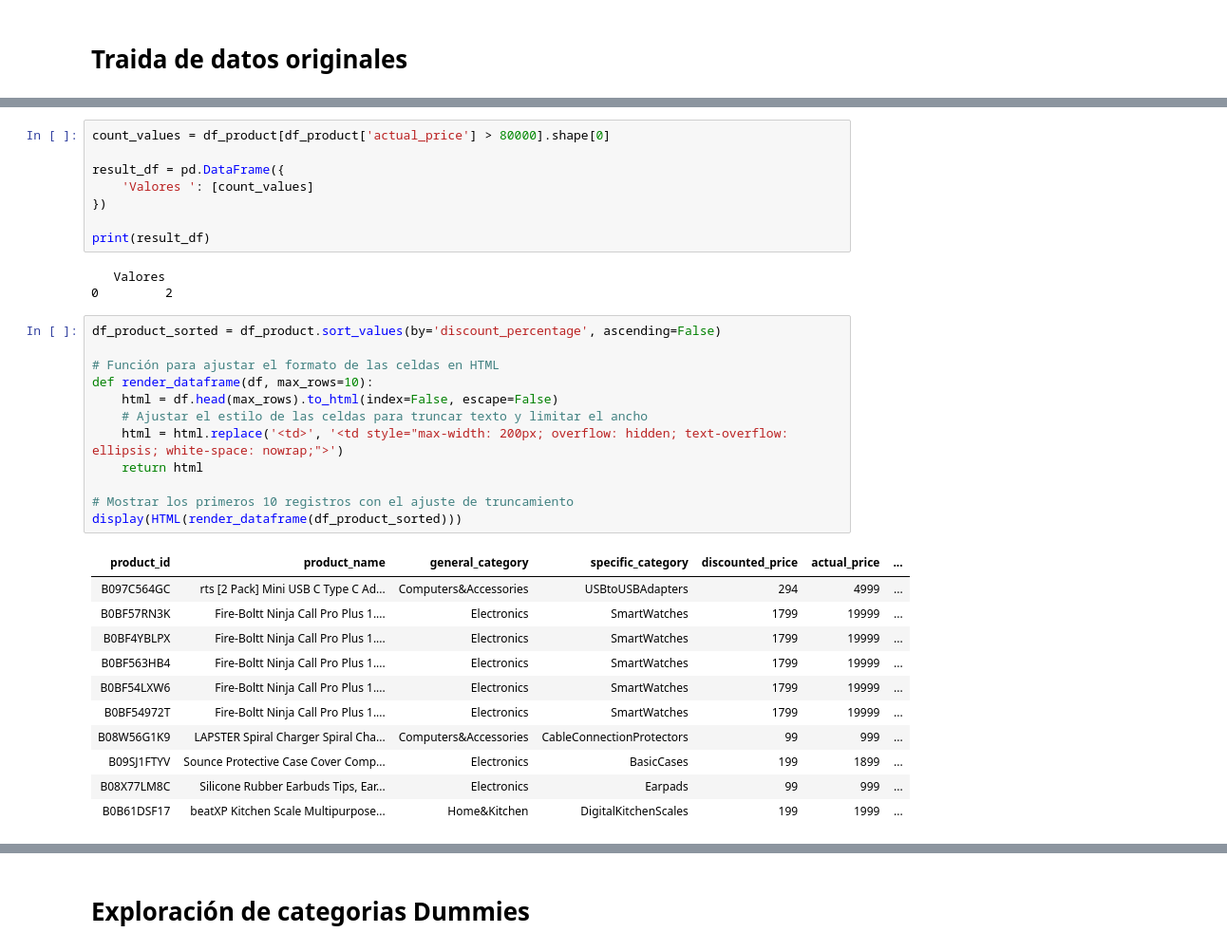
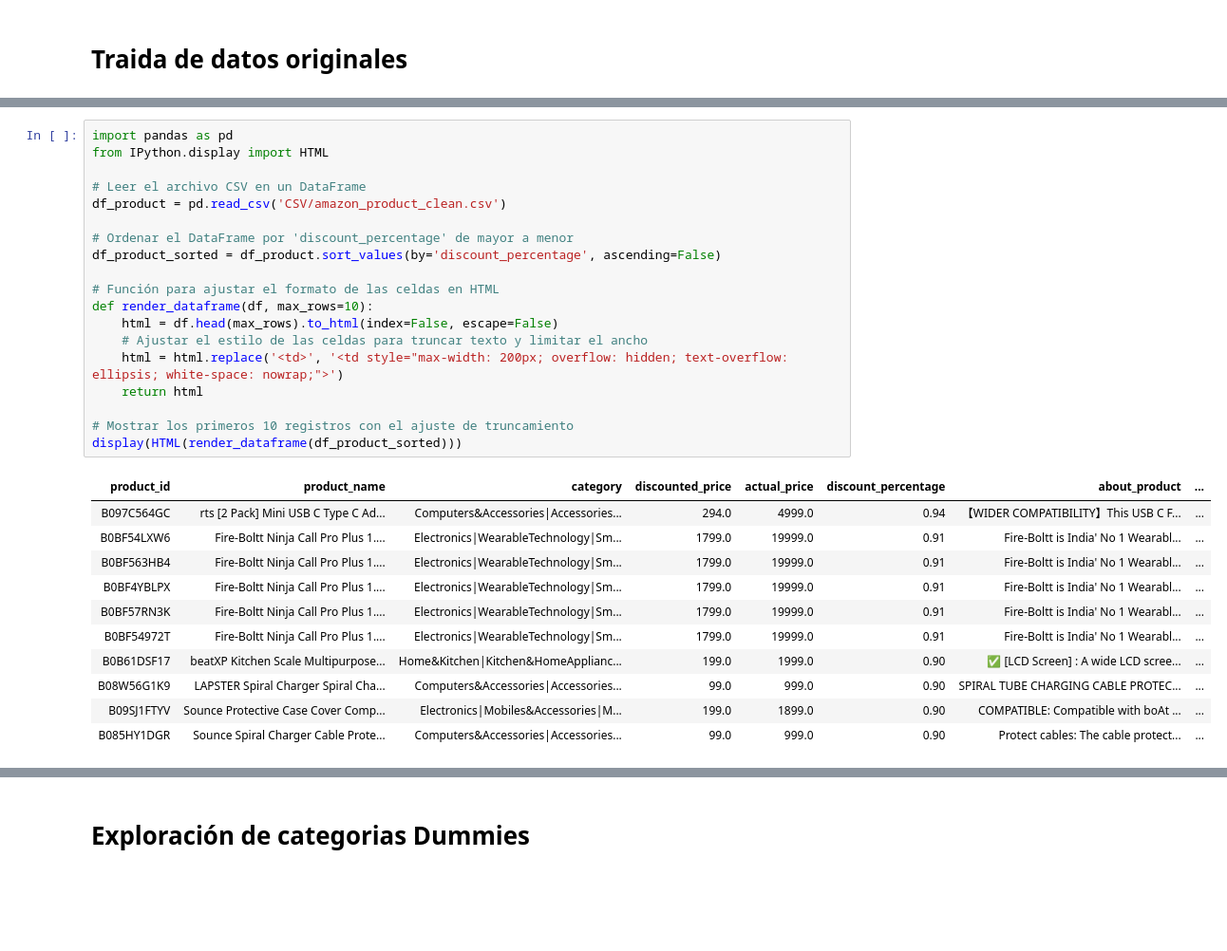
Before and after one commit to osirisberbesia/4DataLab, a Jupyter notebook: exploratorio_datalab.ipynb, the cells around one changed output, grey strips where cells are left out. Shown: that part at 95% size. Saved outputs shown, nothing was run; the diff lists cells and outputs as text; blank space fills up the shorter version.

```diff
--- a/exploratorio_datalab.ipynb
+++ b/exploratorio_datalab.ipynb
@@ -345,39 +257,35 @@ plt.tight_layout()
 plt.show()
 # %% [output]
 [figure]
-# %%
-count_values = df_product[df_product['actual_price'] > 80000].shape[0]
-
-result_df = pd.DataFrame({
-    'Valores ': [count_values]
-})
-
-print(result_df)
-# %% [output]
-   Valores
-0         2
 # %%
+import pandas as pd
+from IPython.display import HTML
+
+# Leer el archivo CSV en un DataFrame
+df_product = pd.read_csv('CSV/amazon_product_clean.csv')
+
+# Ordenar el DataFrame por 'discount_percentage' de mayor a menor
 df_product_sorted = df_product.sort_values(by='discount_percentage', ascending=False)
 
 # Función para ajustar el formato de las celdas en HTML
 def render_dataframe(df, max_rows=10):
     html = df.head(max_rows).to_html(index=False, escape=False)
     # Ajustar el estilo de las celdas para truncar texto y limitar el ancho
     html = html.replace('<td>', '<td style="max-width: 200px; overflow: hidden; text-overflow: ellipsis; white-space: nowrap;">')
     return html
 
 # Mostrar los primeros 10 registros con el ajuste de truncamiento
 display(HTML(render_dataframe(df_product_sorted)))
 # %% [output]
-| product_id | product_name | general_category | specific_category | discounted_price | actual_price | ... |
-| B097C564GC | rts [2 Pack] Mini USB C Type C Ad... | Computers&Accessories | USBtoUSBAdapters | 294 | 4999 | ... |
-| B0BF57RN3K | Fire-Boltt Ninja Call Pro Plus 1.... | Electronics | SmartWatches | 1799 | 19999 | ... |
-| B0BF4YBLPX | Fire-Boltt Ninja Call Pro Plus 1.... | Electronics | SmartWatches | 1799 | 19999 | ... |
-| B0BF563HB4 | Fire-Boltt Ninja Call Pro Plus 1.... | Electronics | SmartWatches | 1799 | 19999 | ... |
-| B0BF54LXW6 | Fire-Boltt Ninja Call Pro Plus 1.... | Electronics | SmartWatches | 1799 | 19999 | ... |
-| B0BF54972T | Fire-Boltt Ninja Call Pro Plus 1.... | Electronics | SmartWatches | 1799 | 19999 | ... |
-| B08W56G1K9 | LAPSTER Spiral Charger Spiral Cha... | Computers&Accessories | CableConnectionProtectors | 99 | 999 | ... |
-| B09SJ1FTYV | Sounce Protective Case Cover Comp... | Electronics | BasicCases | 199 | 1899 | ... |
-| B08X77LM8C | Silicone Rubber Earbuds Tips, Ear... | Electronics | Earpads | 99 | 999 | ... |
-| B0B61DSF17 | beatXP Kitchen Scale Multipurpose... | Home&Kitchen | DigitalKitchenScales | 199 | 1999 | ... |
+| product_id | product_name | category | discounted_price | actual_price | discount_percentage | about_product | ... |
+| B097C564GC | rts [2 Pack] Mini USB C Type C Ad... | Computers&Accessories|Accessories... | 294.0 | 4999.0 | 0.94 | 【WIDER COMPATIBILITY】This USB C F... | ... |
+| B0BF54LXW6 | Fire-Boltt Ninja Call Pro Plus 1.... | Electronics|WearableTechnology|Sm... | 1799.0 | 19999.0 | 0.91 | Fire-Boltt is India' No 1 Wearabl... | ... |
+| B0BF563HB4 | Fire-Boltt Ninja Call Pro Plus 1.... | Electronics|WearableTechnology|Sm... | 1799.0 | 19999.0 | 0.91 | Fire-Boltt is India' No 1 Wearabl... | ... |
+| B0BF4YBLPX | Fire-Boltt Ninja Call Pro Plus 1.... | Electronics|WearableTechnology|Sm... | 1799.0 | 19999.0 | 0.91 | Fire-Boltt is India' No 1 Wearabl... | ... |
+| B0BF57RN3K | Fire-Boltt Ninja Call Pro Plus 1.... | Electronics|WearableTechnology|Sm... | 1799.0 | 19999.0 | 0.91 | Fire-Boltt is India' No 1 Wearabl... | ... |
+| B0BF54972T | Fire-Boltt Ninja Call Pro Plus 1.... | Electronics|WearableTechnology|Sm... | 1799.0 | 19999.0 | 0.91 | Fire-Boltt is India' No 1 Wearabl... | ... |
+| B0B61DSF17 | beatXP Kitchen Scale Multipurpose... | Home&Kitchen|Kitchen&HomeApplianc... | 199.0 | 1999.0 | 0.90 | ✅ [LCD Screen] : A wide LCD scree... | ... |
+| B08W56G1K9 | LAPSTER Spiral Charger Spiral Cha... | Computers&Accessories|Accessories... | 99.0 | 999.0 | 0.90 | SPIRAL TUBE CHARGING CABLE PROTEC... | ... |
+| B09SJ1FTYV | Sounce Protective Case Cover Comp... | Electronics|Mobiles&Accessories|M... | 199.0 | 1899.0 | 0.90 | COMPATIBLE: Compatible with boAt ... | ... |
+| B085HY1DGR | Sounce Spiral Charger Cable Prote... | Computers&Accessories|Accessories... | 99.0 | 999.0 | 0.90 | Protect cables: The cable protect... | ... |
 # %%
```
Also changed, not shown: parts of 35 cells of this notebook, 1 other file.
